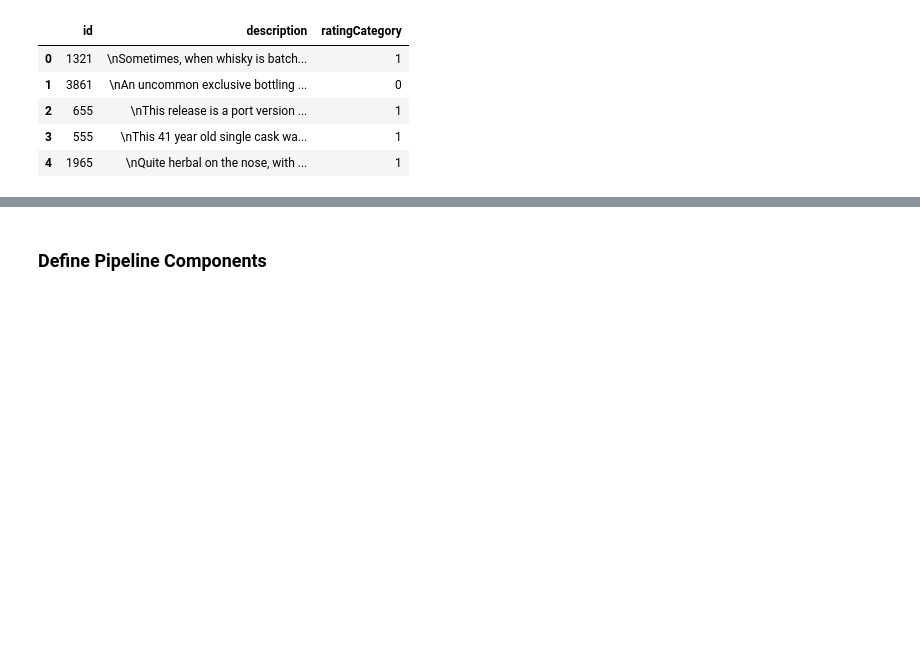
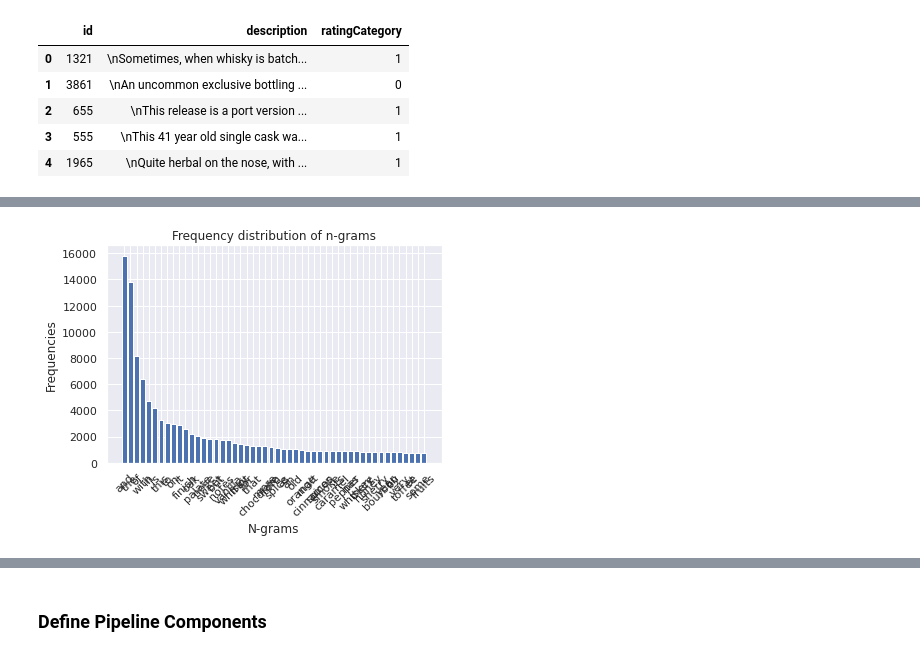
Before and after one commit to JeffreyAsuncion/DS-Unit-4-Sprint-1-NLP, a Jupyter notebook: module3-document-classification/LS_DS_413_Document_Classification_Assignment.ipynb, the cells around one changed output, grey strips where cells are left out. Cells and saved outputs as stored; diff of their text form; code cells hidden in the pictures; blank space fills up the shorter version.

```diff
--- a/module3-document-classification/LS_DS_413_Document_Classification_Assignment.ipynb
+++ b/module3-document-classification/LS_DS_413_Document_Classification_Assignment.ipynb
@@ -47,0 +73,6 @@ train.head()
+# %%
+plot_frequency_distribution_of_ngrams(train['description'],
+                                      ngram_range=(1,2),
+                                      num_ngrams=50)
+# %% [output]
+[figure, added]
```
Also changed, not shown: parts of 10 cells of this notebook, 1 other file.
